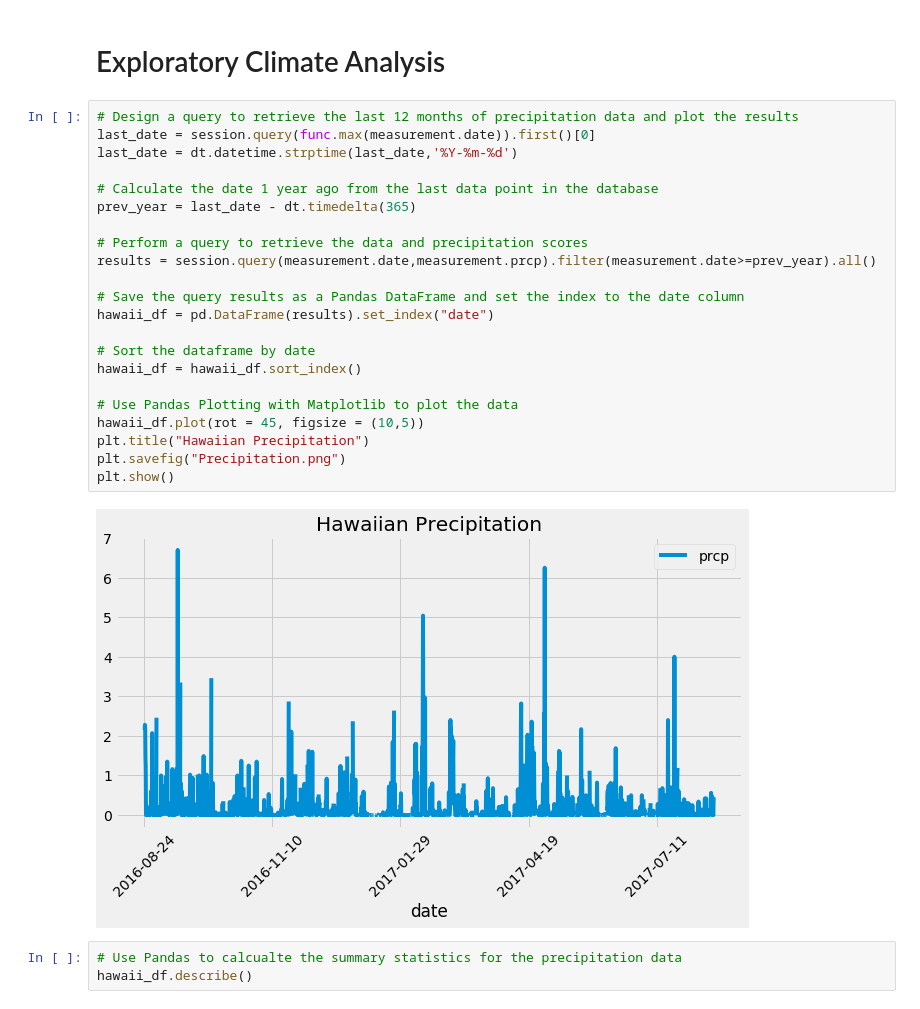
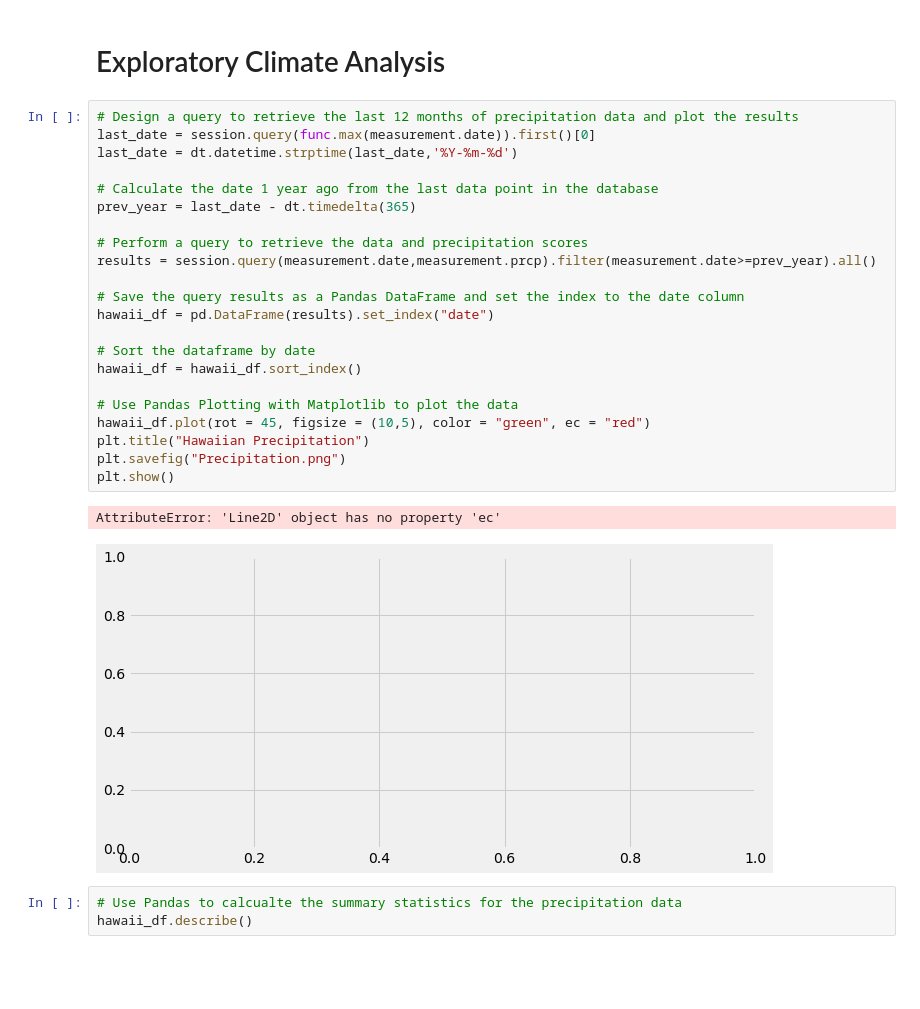
Before and after one commit to Kthomas09/sqlalchemy-challenge, a Jupyter notebook: climate_starter.ipynb, the cells around one changed output. Cells and saved outputs as stored; diff of their text form; blank space fills up the shorter version.

```diff
--- a/climate_starter.ipynb
+++ b/climate_starter.ipynb
@@ -41,27 +41,28 @@ session = Session(engine)
 # %%
 # Design a query to retrieve the last 12 months of precipitation data and plot the results
 last_date = session.query(func.max(measurement.date)).first()[0]
 last_date = dt.datetime.strptime(last_date,'%Y-%m-%d')
 
 # Calculate the date 1 year ago from the last data point in the database
 prev_year = last_date - dt.timedelta(365)
 
 # Perform a query to retrieve the data and precipitation scores
 results = session.query(measurement.date,measurement.prcp).filter(measurement.date>=prev_year).all()
 
 # Save the query results as a Pandas DataFrame and set the index to the date column
 hawaii_df = pd.DataFrame(results).set_index("date")
 
 # Sort the dataframe by date
 hawaii_df = hawaii_df.sort_index()
 
 # Use Pandas Plotting with Matplotlib to plot the data
-hawaii_df.plot(rot = 45, figsize = (10,5))
+hawaii_df.plot(rot = 45, figsize = (10,5), color = "green", ec = "red")
 plt.title("Hawaiian Precipitation")
 plt.savefig("Precipitation.png")
 plt.show()
 # %% [output]
+AttributeError: 'Line2D' object has no property 'ec'
-[figure, old version]
+[figure, new version]
 # %%
 # Use Pandas to calcualte the summary statistics for the precipitation data
 hawaii_df.describe()
```
Also changed, not shown: parts of 1 cell of this notebook, 1 other file.
